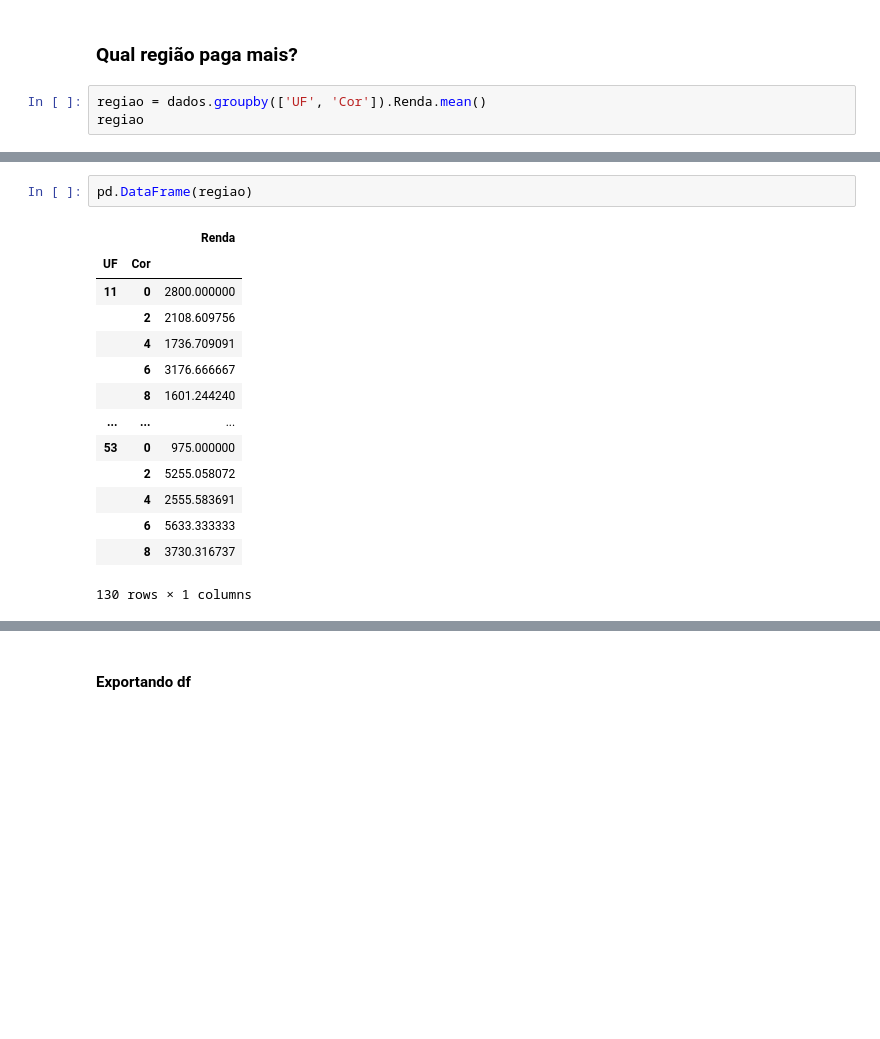
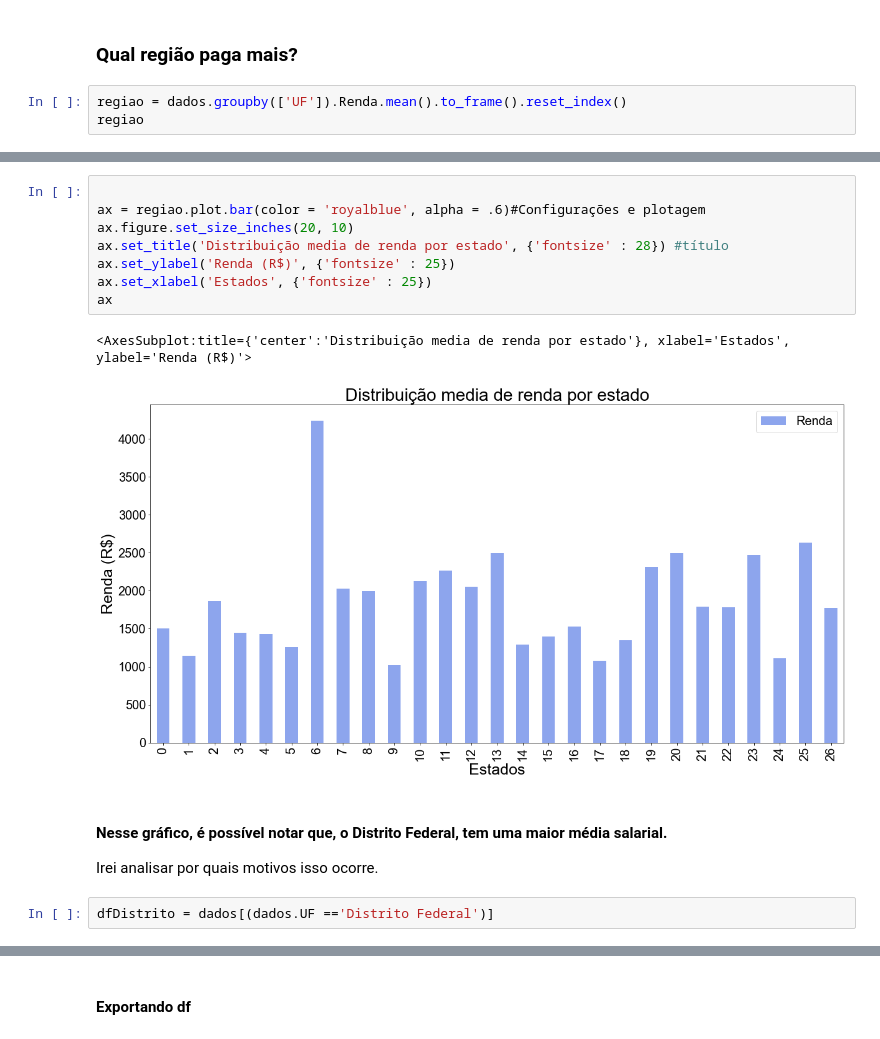
Before and after one commit to Marcus-Bernard0/Data-Science-projects, a Jupyter notebook: 1 - Projeto PNAD/Projeto.ipynb, the cells around one changed output, grey strips where cells are left out. Saved outputs shown, nothing was run; the diff lists cells and outputs as text; blank space fills up the shorter version.

Commit message:
Mais análises sobre renda

```diff
--- a/1 - Projeto PNAD/Projeto.ipynb
+++ b/1 - Projeto PNAD/Projeto.ipynb
@@ -411,6 +433,6 @@ plt.show()
 # %% [markdown]
 ### Qual região paga mais?
 # %%
-regiao = dados.groupby(['UF', 'Cor']).Renda.mean()
+regiao = dados.groupby(['UF']).Renda.mean().to_frame().reset_index()
 regiao
 # %% [output]
@@ -430,17 +456,17 @@ Name: Renda, Length: 130, dtype: float64
-# %%
-pd.DataFrame(regiao)
-# %% [output]
-|  |  | Renda |
-| UF | Cor |  |
-| 11 | 0 | 2800.000000 |
-|  | 2 | 2108.609756 |
-|  | 4 | 1736.709091 |
-|  | 6 | 3176.666667 |
-|  | 8 | 1601.244240 |
-| ... | ... | ... |
-| 53 | 0 | 975.000000 |
-|  | 2 | 5255.058072 |
-|  | 4 | 2555.583691 |
-|  | 6 | 5633.333333 |
-|  | 8 | 3730.316737 |
-130 rows × 1 columns
+# %%
+
+ax = regiao.plot.bar(color = 'royalblue', alpha = .6)#Configurações e plotagem
+ax.figure.set_size_inches(20, 10)
+ax.set_title('Distribuição media de renda por estado', {'fontsize' : 28}) #título
+ax.set_ylabel('Renda (R$)', {'fontsize' : 25})
+ax.set_xlabel('Estados', {'fontsize' : 25})
+ax
+# %% [output]
+<AxesSubplot:title={'center':'Distribuição media de renda por estado'}, xlabel='Estados', ylabel='Renda (R$)'>
+[figure, added]
+# %% [markdown]
+#### Nesse gráfico, é possível notar que, o Distrito Federal, tem uma maior média salarial.
+
+Irei analisar por quais motivos isso ocorre.
+# %%
+dfDistrito = dados[(dados.UF =='Distrito Federal')]
```
Also changed, not shown: parts of 17 cells of this notebook, 1 other file.
